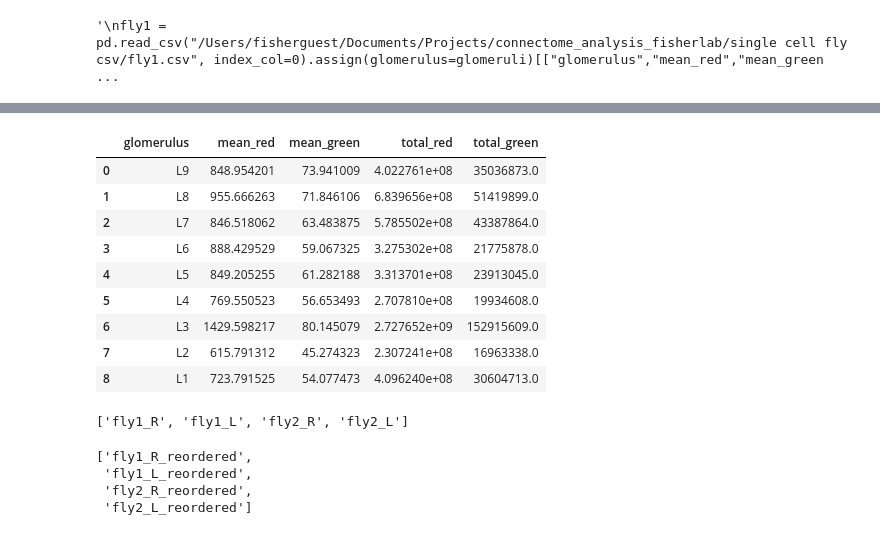
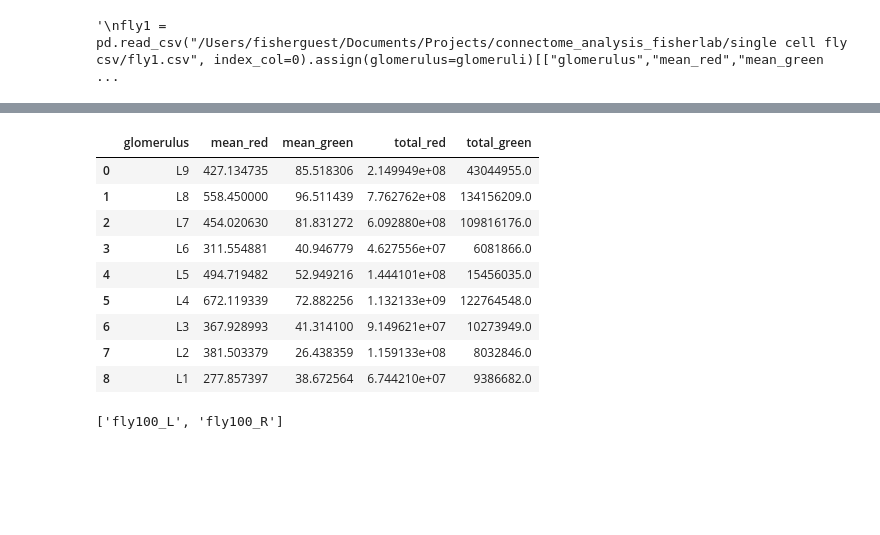
Before and after one commit to sansachenlelele/connectome_analysis_fisherlab, a Jupyter notebook: analysis_trend-25summer.ipynb, the cells around one changed output, grey strips where cells are left out. Saved outputs shown, nothing was run; the diff lists cells and outputs as text; code cells hidden in the pictures; blank space fills up the shorter version.

```diff
--- a/analysis_trend-25summer.ipynb
+++ b/analysis_trend-25summer.ipynb
@@ -38,9 +40,9 @@ glomeruli = ["L9","L8","L7","L6","L5","L4","L3","L2","L1",
              "R1","R2","R3","R4","R5","R6","R7","R8","R9"]
 # %%
 files = {
-    "fly1": "/Users/fisherguest/Documents/Projects/connectome_analysis_fisherlab/single cell fly csv/fly1.csv",
-    "fly2": "/Users/fisherguest/Documents/Projects/connectome_analysis_fisherlab/single cell fly csv/fly2.csv",
-    #"fly3": "/Users/fisherguest/Documents/Projects/connectome_analysis_fisherlab/single cell fly csv/fly3.csv"
+    "fly1": "/Users/fisherguest/Documents/Projects/connectome_analysis_fisherlab/mean signal value csv-25summer/fly1.csv",
+    "fly2": "/Users/fisherguest/Documents/Projects/connectome_analysis_fisherlab/mean signal value csv-25summer/fly2.csv",
+    "fly100": "/Users/fisherguest/Documents/Projects/connectome_analysis_fisherlab/mean signal value csv-25summer/fly2.csv"
 }
 # %%
 original = {
@@ -120,33 +123,29 @@ list(brains_with_2glo.keys())
-# %%
-brains_with_2glo_halves = {}
-
-# Iterate over your 2-glom dict
-for name, df in brains_with_2glo.items():
-    # slice out the first half and second half
-    df_first  = df.iloc[:9].reset_index(drop=True)
-    df_second = df.iloc[9:].reset_index(drop=True)
-
-    # build new keys
-    name_R = f"{name}_R"   # e.g. "delta7_911565419_L3R6_R_upstream_R"
-    name_L = f"{name}_L"   # e.g. "delta7_911565419_L3R6_R_upstream_L"
-
-    # store them
-    brains_with_2glo_halves[name_R] = df_second
-    brains_with_2glo_halves[name_L] = df_first
-# %%
-brains_with_2glo_halves["fly1_L"]
-# %% [output]
-|  | glomerulus | mean_red | mean_green | total_red | total_green |
-| 0 | L9 | 848.954201 | 73.941009 | 4.022761e+08 | 35036873.0 |
-| 1 | L8 | 955.666263 | 71.846106 | 6.839656e+08 | 51419899.0 |
-| 2 | L7 | 846.518062 | 63.483875 | 5.785502e+08 | 43387864.0 |
-| 3 | L6 | 888.429529 | 59.067325 | 3.275302e+08 | 21775878.0 |
-| 4 | L5 | 849.205255 | 61.282188 | 3.313701e+08 | 23913045.0 |
-| 5 | L4 | 769.550523 | 56.653493 | 2.707810e+08 | 19934608.0 |
-| 6 | L3 | 1429.598217 | 80.145079 | 2.727652e+09 | 152915609.0 |
-| 7 | L2 | 615.791312 | 45.274323 | 2.307241e+08 | 16963338.0 |
-| 8 | L1 | 723.791525 | 54.077473 | 4.096240e+08 | 30604713.0 |
+# %%
+def split_halves(source_dict):
+    halves = {}
+    for name, df in source_dict.items():
+        df_first  = df.iloc[:9].reset_index(drop=True)
+        df_second = df.iloc[9:].reset_index(drop=True)
+        halves[f"{name}_L"] = df_first
+        halves[f"{name}_R"] = df_second
+    return halves
+
+brains_with_2glo_halves = split_halves(brains_with_2glo)
+brains_with_3glo_halves = split_halves(brains_with_3glo)
+# %%
+brains_with_3glo_halves['fly100_L']
+# %% [output]
+|  | glomerulus | mean_red | mean_green | total_red | total_green |
+| 0 | L9 | 427.134735 | 85.518306 | 2.149949e+08 | 43044955.0 |
+| 1 | L8 | 558.450000 | 96.511439 | 7.762762e+08 | 134156209.0 |
+| 2 | L7 | 454.020630 | 81.831272 | 6.092880e+08 | 109816176.0 |
+| 3 | L6 | 311.554881 | 40.946779 | 4.627556e+07 | 6081866.0 |
+| 4 | L5 | 494.719482 | 52.949216 | 1.444101e+08 | 15456035.0 |
+| 5 | L4 | 672.119339 | 72.882256 | 1.132133e+09 | 122764548.0 |
+| 6 | L3 | 367.928993 | 41.314100 | 9.149621e+07 | 10273949.0 |
+| 7 | L2 | 381.503379 | 26.438359 | 1.159133e+08 | 8032846.0 |
+| 8 | L1 | 277.857397 | 38.672564 | 6.744210e+07 | 9386682.0 |
 # %%
-list(brains_with_2glo_halves.keys())
+list(brains_with_3glo_halves.keys())
 # %% [output]
-['fly1_R', 'fly1_L', 'fly2_R', 'fly2_L']
+['fly100_L', 'fly100_R']
@@ -184,10 +181,3 @@ for name, df in brains_with_2glo_halves.items():
     df_reordered = df.iloc[order].reset_index(drop=True)
 
     reordered_2glo_halves[f"{name}_reordered"] = df_reordered
-# %%
-list(reordered_2glo_halves.keys())
-# %% [output]
-['fly1_R_reordered',
- 'fly1_L_reordered',
- 'fly2_R_reordered',
- 'fly2_L_reordered']
```
Also changed, not shown: parts of 14 cells of this notebook.
